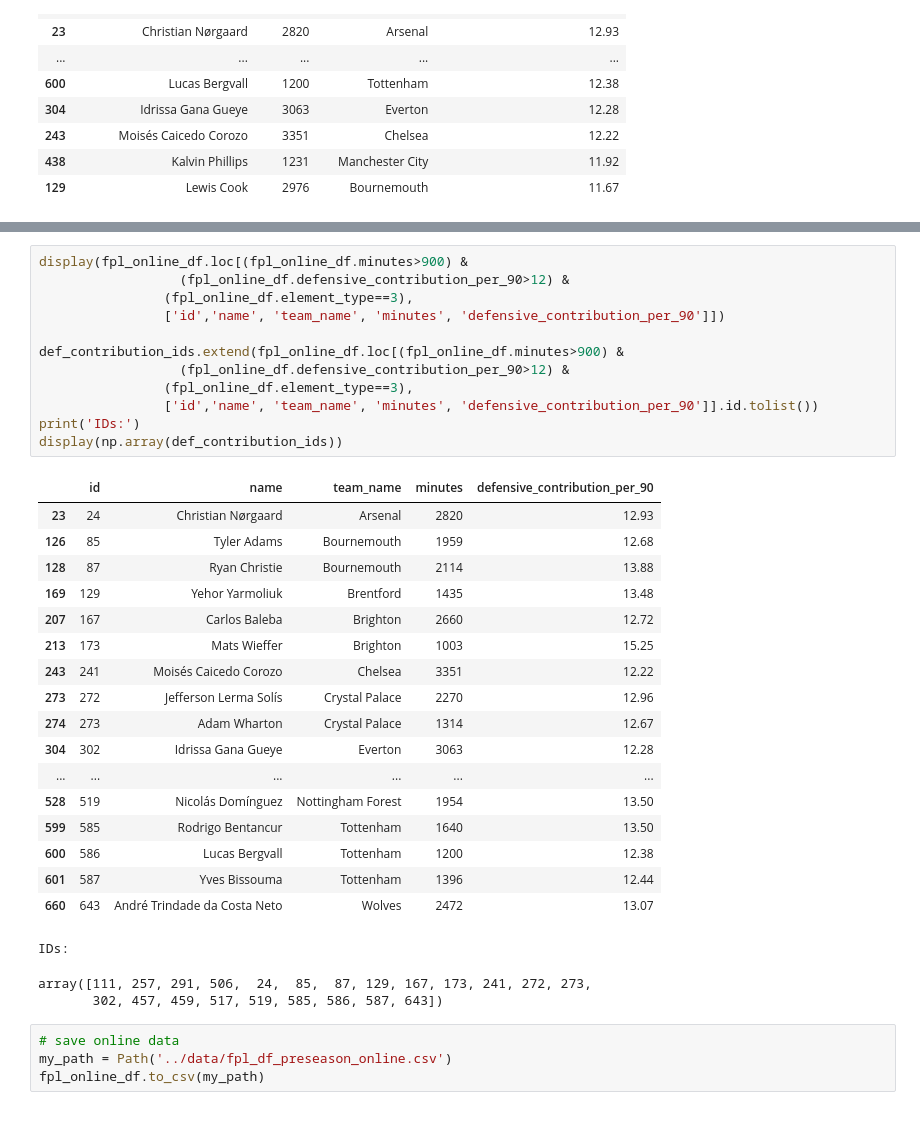
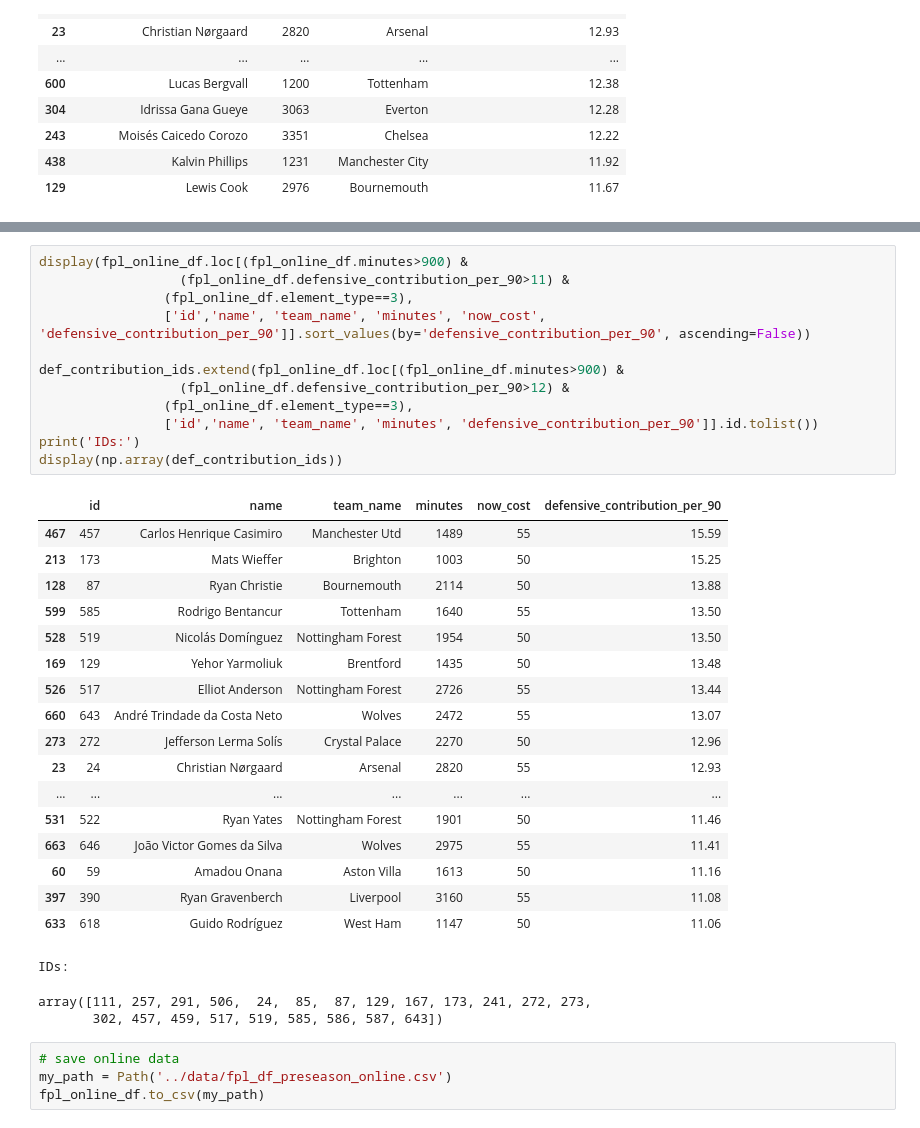
Before and after one commit to jaksticks/Fantasy-Premier-League, a Jupyter notebook: season25_26/notebooks/preseason.ipynb, the cells around one changed output, grey strips where cells are left out. Saved outputs shown, nothing was run; the diff lists cells and outputs as text.

```diff
--- a/season25_26/notebooks/preseason.ipynb
+++ b/season25_26/notebooks/preseason.ipynb
@@ -100,34 +107,34 @@ IDs:
 [111, 257, 291, 506]
 # %%
 display(fpl_online_df.loc[(fpl_online_df.minutes>900) &
-                  (fpl_online_df.defensive_contribution_per_90>12) &
+                  (fpl_online_df.defensive_contribution_per_90>11) &
                 (fpl_online_df.element_type==3),
-                ['id','name', 'team_name', 'minutes', 'defensive_contribution_per_90']])
+                ['id','name', 'team_name', 'minutes', 'now_cost', 'defensive_contribution_per_90']].sort_values(by='defensive_contribution_per_90', ascending=False))
 
 def_contribution_ids.extend(fpl_online_df.loc[(fpl_online_df.minutes>900) &
                   (fpl_online_df.defensive_contribution_per_90>12) &
                 (fpl_online_df.element_type==3),
                 ['id','name', 'team_name', 'minutes', 'defensive_contribution_per_90']].id.tolist())
 print('IDs:')
 display(np.array(def_contribution_ids))
 # %% [output]
-|  | id | name | team_name | minutes | defensive_contribution_per_90 |
-| 23 | 24 | Christian Nørgaard | Arsenal | 2820 | 12.93 |
-| 126 | 85 | Tyler Adams | Bournemouth | 1959 | 12.68 |
-| 128 | 87 | Ryan Christie | Bournemouth | 2114 | 13.88 |
-| 169 | 129 | Yehor Yarmoliuk | Brentford | 1435 | 13.48 |
-| 207 | 167 | Carlos Baleba | Brighton | 2660 | 12.72 |
-| 213 | 173 | Mats Wieffer | Brighton | 1003 | 15.25 |
-| 243 | 241 | Moisés Caicedo Corozo | Chelsea | 3351 | 12.22 |
-| 273 | 272 | Jefferson Lerma Solís | Crystal Palace | 2270 | 12.96 |
-| 274 | 273 | Adam Wharton | Crystal Palace | 1314 | 12.67 |
-| 304 | 302 | Idrissa Gana Gueye | Everton | 3063 | 12.28 |
-| ... | ... | ... | ... | ... | ... |
-| 528 | 519 | Nicolás Domínguez | Nottingham Forest | 1954 | 13.50 |
-| 599 | 585 | Rodrigo Bentancur | Tottenham | 1640 | 13.50 |
-| 600 | 586 | Lucas Bergvall | Tottenham | 1200 | 12.38 |
-| 601 | 587 | Yves Bissouma | Tottenham | 1396 | 12.44 |
-| 660 | 643 | André Trindade da Costa Neto | Wolves | 2472 | 13.07 |
+|  | id | name | team_name | minutes | now_cost | defensive_contribution_per_90 |
+| 467 | 457 | Carlos Henrique Casimiro | Manchester Utd | 1489 | 55 | 15.59 |
+| 213 | 173 | Mats Wieffer | Brighton | 1003 | 50 | 15.25 |
+| 128 | 87 | Ryan Christie | Bournemouth | 2114 | 50 | 13.88 |
+| 599 | 585 | Rodrigo Bentancur | Tottenham | 1640 | 55 | 13.50 |
+| 528 | 519 | Nicolás Domínguez | Nottingham Forest | 1954 | 50 | 13.50 |
+| 169 | 129 | Yehor Yarmoliuk | Brentford | 1435 | 50 | 13.48 |
+| 526 | 517 | Elliot Anderson | Nottingham Forest | 2726 | 55 | 13.44 |
+| 660 | 643 | André Trindade da Costa Neto | Wolves | 2472 | 55 | 13.07 |
+| 273 | 272 | Jefferson Lerma Solís | Crystal Palace | 2270 | 50 | 12.96 |
+| 23 | 24 | Christian Nørgaard | Arsenal | 2820 | 55 | 12.93 |
+| ... | ... | ... | ... | ... | ... | ... |
+| 531 | 522 | Ryan Yates | Nottingham Forest | 1901 | 50 | 11.46 |
+| 663 | 646 | João Victor Gomes da Silva | Wolves | 2975 | 55 | 11.41 |
+| 60 | 59 | Amadou Onana | Aston Villa | 1613 | 50 | 11.16 |
+| 397 | 390 | Ryan Gravenberch | Liverpool | 3160 | 55 | 11.08 |
+| 633 | 618 | Guido Rodríguez | West Ham | 1147 | 50 | 11.06 |
 IDs:
 array([111, 257, 291, 506,  24,  85,  87, 129, 167, 173, 241, 272, 273,
        302, 457, 459, 517, 519, 585, 586, 587, 643])
```
Also changed, not shown: parts of 1 cell of this notebook, 11 other files.
